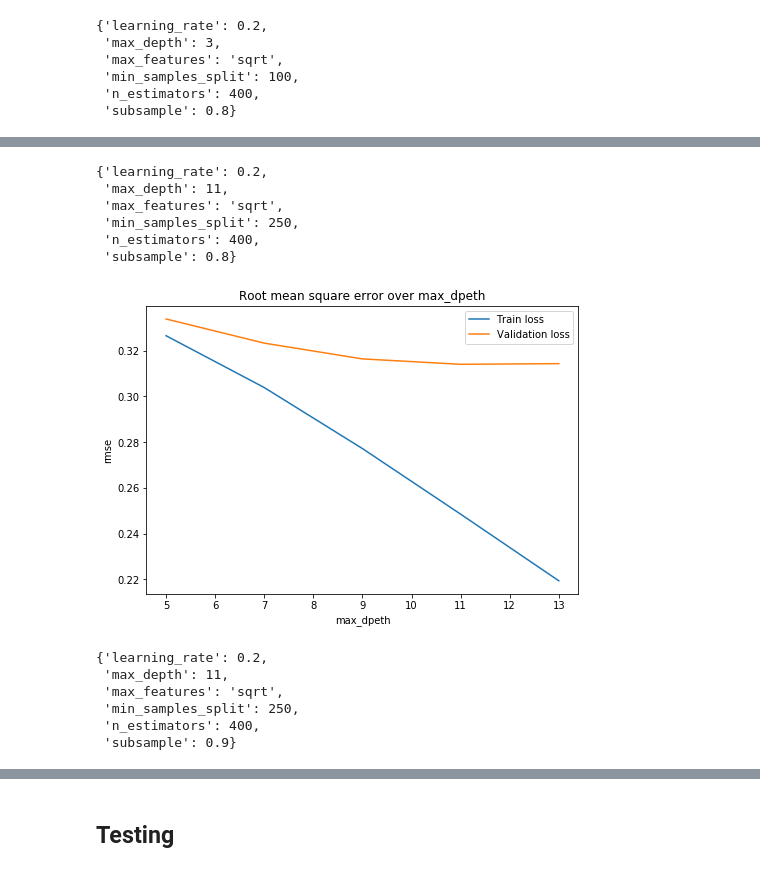
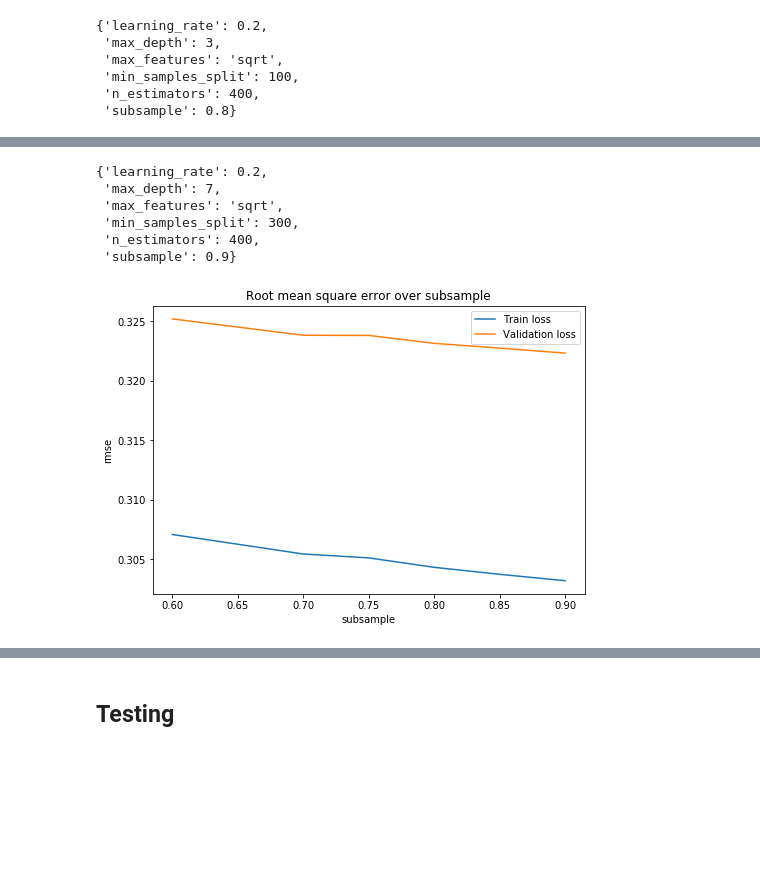
Before and after one commit to XinXia2019/NYC-TLC-Yellow-Taxi-ETA, a Jupyter notebook: NYC-TLC-Yellow-Taxi-ETA-Copy1.ipynb, the cells around one changed output, grey strips where cells are left out. Cells and saved outputs as stored; diff of their text form; code cells hidden in the pictures; blank space fills up the shorter version.

```diff
--- a/NYC-TLC-Yellow-Taxi-ETA-Copy1.ipynb
+++ b/NYC-TLC-Yellow-Taxi-ETA-Copy1.ipynb
@@ -493,7 +493,7 @@ df[['travel_time','distance_in_km','avg_travel_time','avg_trip_dist','avg_fare_a
 # %% [markdown]
 # Model Selection, Comparison and Cross Validation
 # %%
-#df = pd.read_csv('my_version/features1.csv')
+df = pd.read_csv('features.csv')
 # %%
 df.columns
 # %% [output]
@@ -620,6 +624,7 @@ GBR_grid1.best_params_
  'n_estimators': 400,
  'subsample': 0.8}
 # %%
+GBR= GradientBoostingRegressor(random_state=0,verbose=2)
 param = {'n_estimators':[400],
          'learning_rate':[0.2],
          'max_depth': [5,7,9],
@@ -633,10 +685,9 @@ GBR_grid2.best_params_
 # %%
-GBR_min_split= [100,150,200,250,300,350,400,450,500]
-param = {'n_estimators':[400],
-         'learning_rate':[0.2],
-         'max_depth': [3],
-         'min_samples_split':GBR_min_split,
-         'max_features': ['sqrt'],
-         'subsample':[0.8]
-        }
-GBR_grid2 = get_grid_cv(X_train,y_train,GBR,param_grid=param,fold=3,score='neg_mean_squared_error',core =-1)
+GBR_sub =  [0.6,0.7,0.75,0.8,0.85,0.9]
+param={'learning_rate': [0.2],
+ 'max_depth': [7],
+ 'max_features': ['sqrt'],
+ 'min_samples_split': [300],
+ 'n_estimators': [400],
+ 'subsample': GBR_sub}
+GBR_grid3 = get_grid_cv(X_train,y_train,GBR,param_grid=param,fold=3,score='neg_mean_squared_error',core =-1)
@@ -667,12 +720,12 @@ GBR_grid3 = get_grid_cv(X_train,y_train,GBR,param_grid=param,fold=3,score='neg_m
 GBR_grid3.best_params_
 # %% [output]
 {'learning_rate': 0.2,
- 'max_depth': 11,
+ 'max_depth': 7,
  'max_features': 'sqrt',
- 'min_samples_split': 250,
+ 'min_samples_split': 300,
  'n_estimators': 400,
- 'subsample': 0.8}
+ 'subsample': 0.9}
 # %%
-show_grid_cv(GBR_grid3,GBR_max_dep,'max_dpeth')
+show_grid_cv(GBR_grid3,GBR_sub,'subsample')
 # %% [output]
-[figure, old version]
+[figure, new version]
@@ -688,9 +731,0 @@ GBR_grid4 = get_grid_cv(X_train,y_train,GBR,param_grid=param,fold=3,score='neg_m
-# %%
-GBR_grid4.best_params_
-# %% [output]
-{'learning_rate': 0.2,
- 'max_depth': 11,
- 'max_features': 'sqrt',
- 'min_samples_split': 250,
- 'n_estimators': 400,
- 'subsample': 0.9}
```
Also changed, not shown: parts of 34 cells of this notebook.
